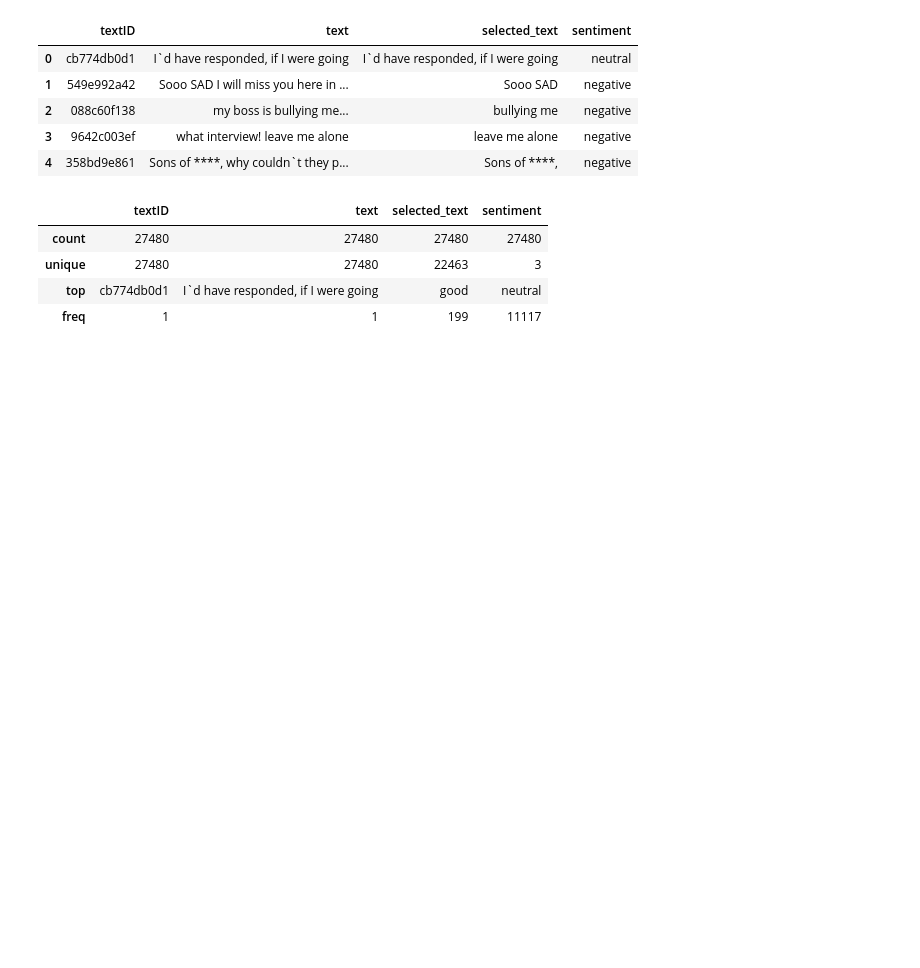
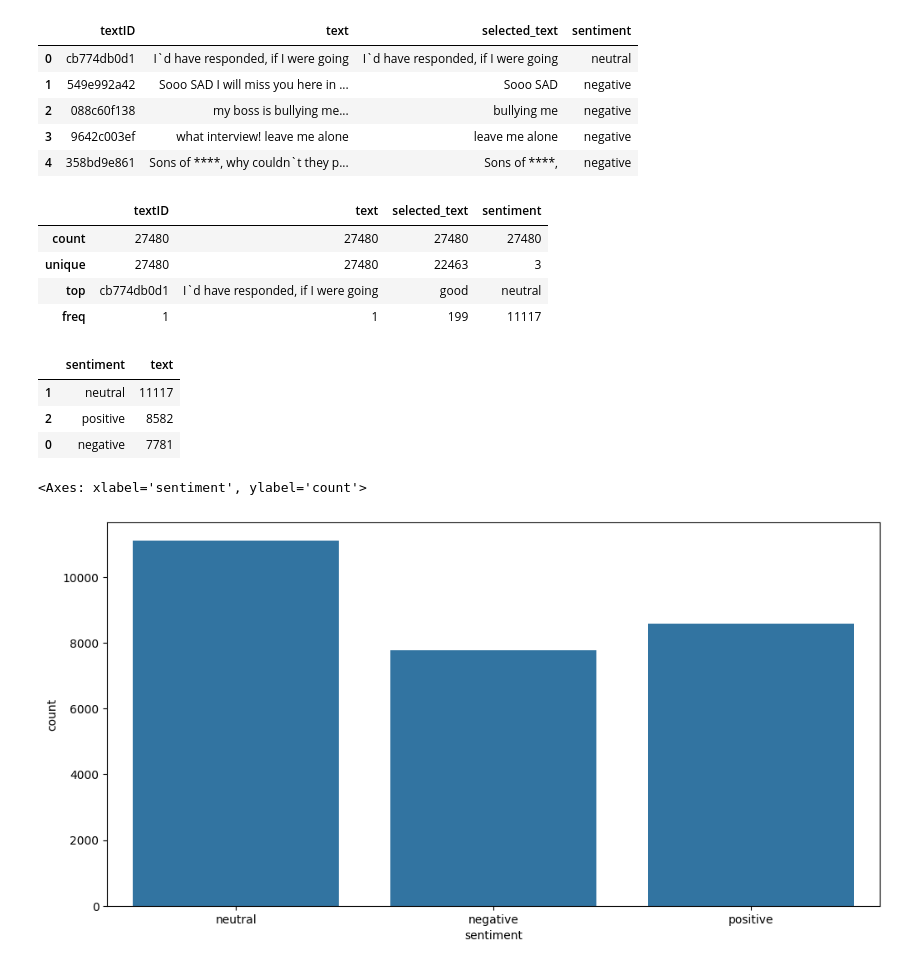
Before and after one commit to ritikarana9999/twitter-sentiment-analysis, a Jupyter notebook: twitter_sentiment.ipynb, the cells around one changed output. Cells and saved outputs as stored; diff of their text form; code cells hidden in the pictures; blank space fills up the shorter version.

Commit message:
sentiment count

```diff
--- a/twitter_sentiment.ipynb
+++ b/twitter_sentiment.ipynb
@@ -148,3 +148,17 @@ train.describe()
 | unique | 27480 | 27480 | 22463 | 3 |
 | top | cb774db0d1 | I`d have responded, if I were going | good | neutral |
 | freq | 1 | 1 | 199 | 11117 |
+# %%
+temp = train.groupby('sentiment').count()['text'].reset_index().sort_values(by='text',ascending=False)
+temp.style.background_gradient(cmap='Purples')
+# %% [output]
+|  | sentiment | text |
+| 1 | neutral | 11117 |
+| 2 | positive | 8582 |
+| 0 | negative | 7781 |
+# %%
+plt.figure(figsize=(12,6))
+sns.countplot(x='sentiment',data=train)
+# %% [output]
+<Axes: xlabel='sentiment', ylabel='count'>
+[figure, added]
```
